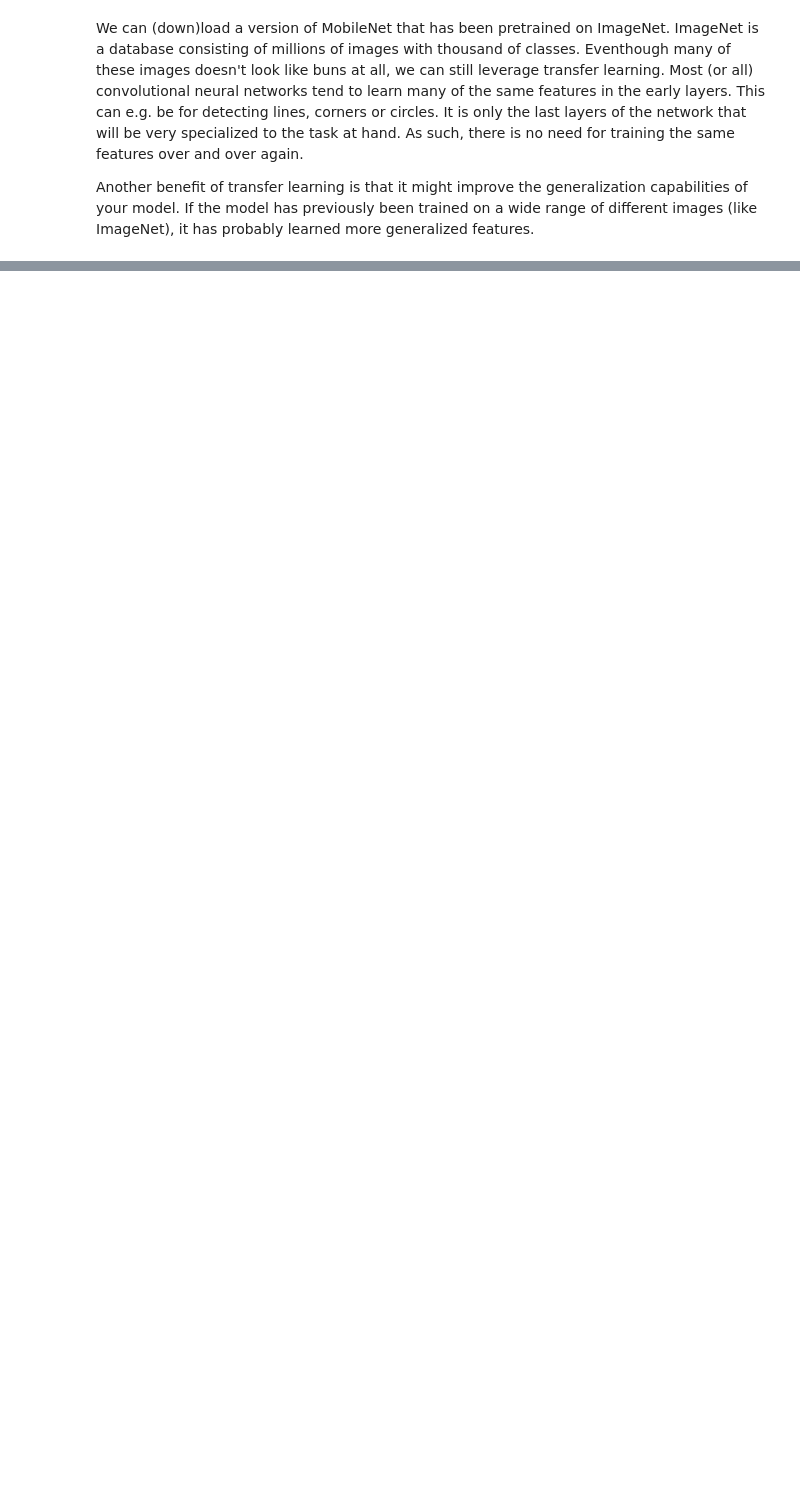
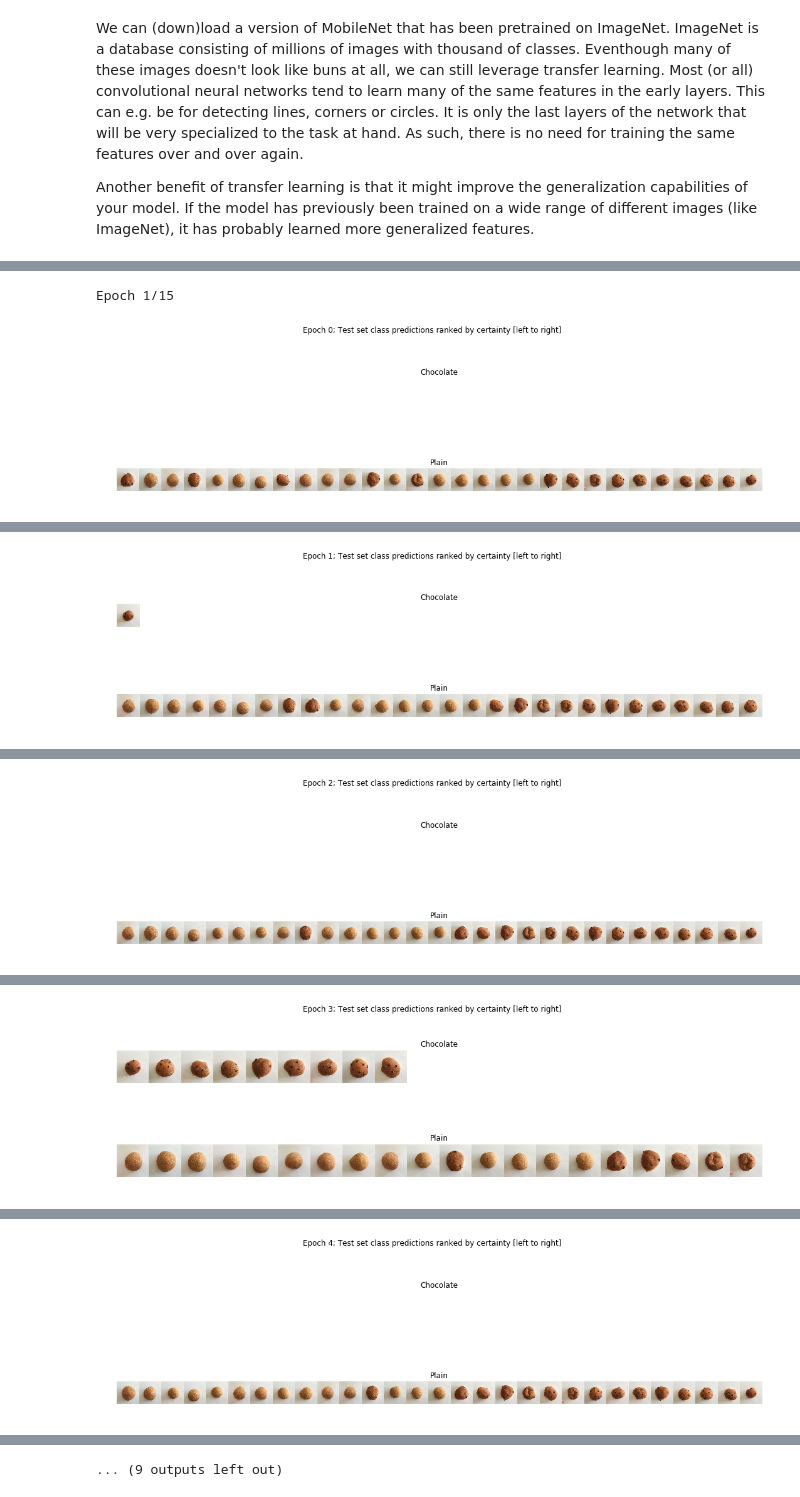
Before and after one commit to Sensomind/DeepLearningMeetup, a Jupyter notebook: Sensomind@Space.10.ipynb, the cells around one changed output, grey strips where cells are left out. Drawn from its saved outputs; the diff is of its cells as text; code cells hidden in the pictures; blank space fills up the shorter version.

```diff
--- a/Sensomind@Space.10.ipynb
+++ b/Sensomind@Space.10.ipynb
@@ -146,7 +152,8 @@ We can (down)load a version of MobileNet that has been pretrained on ImageNet. I
 Another benefit of transfer learning is that it might improve the generalization capabilities of your model. If the model has previously been trained on a wide range of different images (like ImageNet), it has probably learned more generalized features.
 # %%
 # Load Pretrained model
-base_model = MobileNet(include_top=False, alpha=0.5)
+base_model = MobileNet(include_top=False, alpha=0.5, weights=None)
+base_model.load_weights(model_h5)
 # %%
 # See the structure of the model
 base_model.summary()
@@ -223,6 +223,0 @@ _________________________________________________________________
-# %%
-# Fit NN model
-model.fit_generator(training_generator,
-                    epochs=10,
-                    steps_per_epoch=x_train.shape[0]/batch_size,
-                    validation_data=(x_test, y_test))
@@ -250,0 +230,39 @@ Epoch 10/10
+# %%
+def imagegrid(images, grid_size=(10, 5)):
+    x = images.shape[-3]
+    y = images.shape[-2]
+    ch= images.shape[-1]
+    image = np.ones((x * grid_size[0], y * grid_size[1], ch))
+    ix = np.arange(images.shape[0])
+    for i in range(grid_size[0]):
+        for j in range(grid_size[1]):
+            if i+j*grid_size[0] < ix.shape[0]:
+                image[i*x:(i+1)*x, j*y:(j+1)*y] = images[ix[i + j * grid_size[0]]]
+    return image
+
+def plot_performance(batch, logs={}):
+    predictions = model.predict(x_test)
+    pred_class = np.argmax(predictions, axis=1)
+    faulty_idx = np.where(pred_class != np.argmax(y_test, axis=1))
+
+    max_n = sorted(Counter(pred_class).values())[-1]
+
+    fig, axes =  plt.subplots(2,1,figsize=(15,5))
+    plt.suptitle("Epoch %d; Test set class predictions ranked by certainty [left to right]" % batch)
+    for cl, ax in enumerate(axes):
+        order = np.argsort(predictions[:,cl])[::-1]
+        ax.imshow(imagegrid(x_test[order][pred_class[order]==cl], (1, max_n)))
+        ax.set_title(target_names[cl])
+        ax.axis('off')
+    plt.tight_layout()
+    plt.show()
+
+performance_callback = LambdaCallback(on_epoch_end=plot_performance)
+
+model.fit_generator(training_generator,
+                    epochs=15,
+                    steps_per_epoch=x_train.shape[0]/batch_size,
+                    validation_data=(x_test, y_test), callbacks=[performance_callback], verbose=2);
+# %% [output]
+Epoch 1/15
+[figure, added]
@@ -250,0 +271 @@ Epoch 10/10
+[figure, added]
@@ -250,0 +274 @@ Epoch 10/10
+[figure, added]
@@ -250,0 +277 @@ Epoch 10/10
+[figure, added]
@@ -250,0 +280 @@ Epoch 10/10
+[figure, added]
@@ -251,3 +284,4 @@ Epoch 10/10
+... (9 outputs left out)
 # %%
 def plot_hist(history, series, ax=None):
     if ax is None:
```
Also changed, not shown: parts of 26 cells of this notebook, 3 other files.
